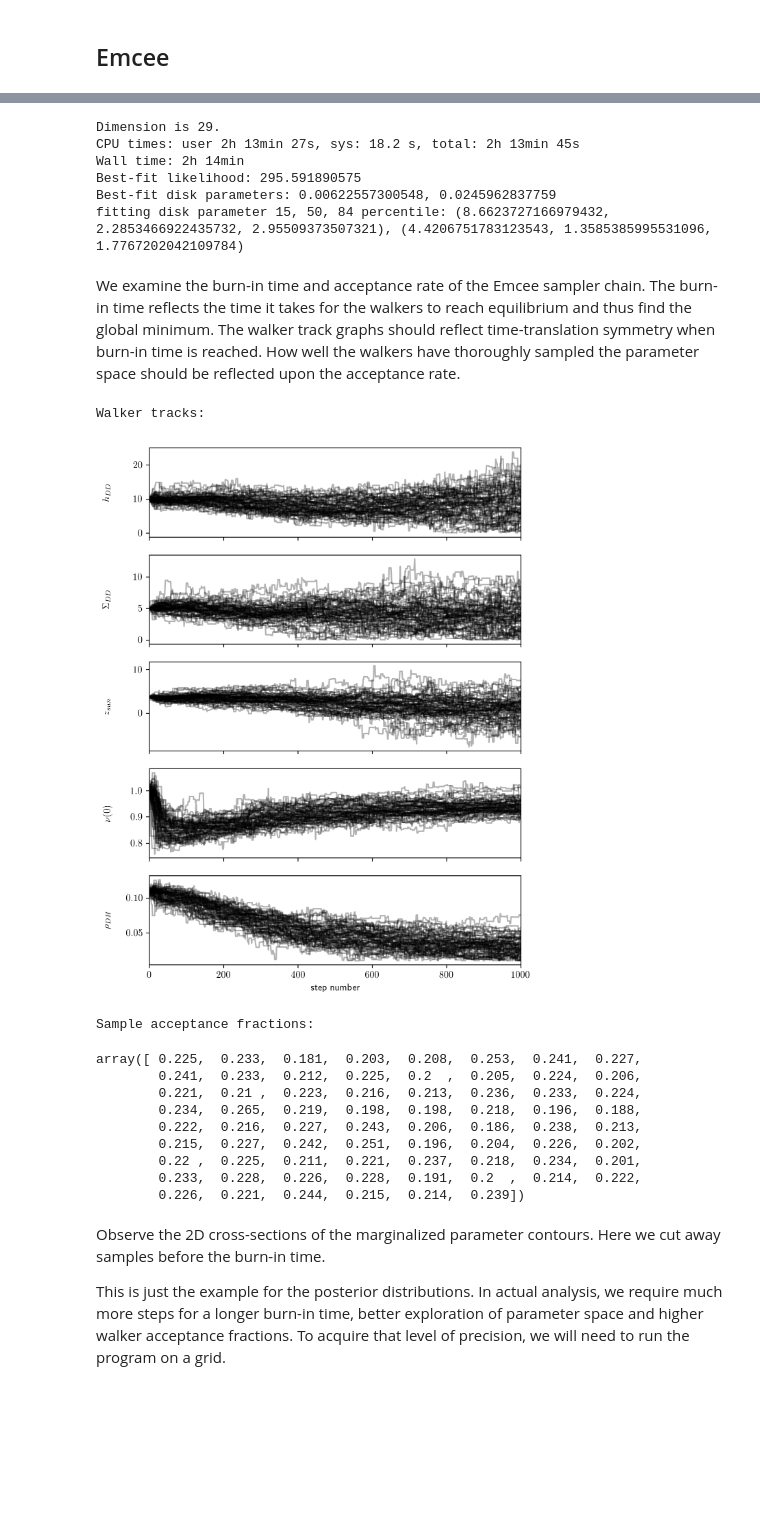
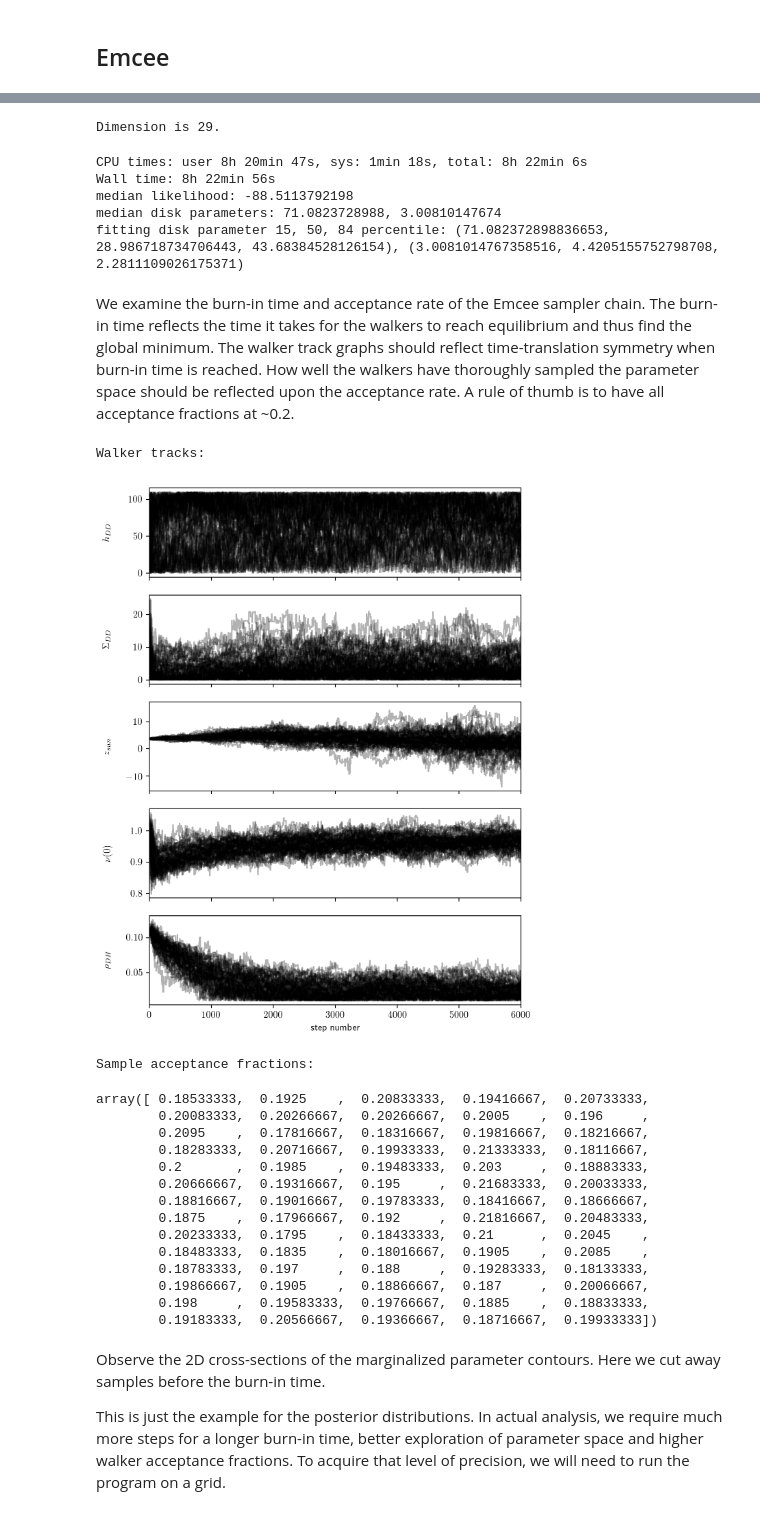
Before and after one commit to bbsonjohn/darkdisk, a Jupyter notebook: emcee_gaia.ipynb, the cells around one changed output, grey strips where cells are left out. Cells and saved outputs as stored; diff of their text form; code cells hidden in the pictures; blank space fills up the shorter version.

```diff
--- a/emcee_gaia.ipynb
+++ b/emcee_gaia.ipynb
@@ -346,9 +351,9 @@ In *EnsembleSampler*, we set up *nwalkers*, the number of walkers that will samp
 # %%
 delta = 1e-2
 nwalkers = 70
-nsteps = 1000
+nsteps = 6000
 
-h_DD_init = 10.; sig_DD_init = 5.
+h_DD_init = 1.; sig_DD_init = 1.
 
 param_long = h_DD_init, sig_DD_init, dens_norm, sunZ, rhoDHalo, sigmaH2, sigmaHI1, sigmaHI2, sigmaWGas, sigmaGiants,\
    sigmaMV2p5, sigma3MV4, sigma4MV5, sigma5MV8, sigmaMV8, sigmaWDwarfs, sigmaBDwarfs, rhoH2, rhoHI1, rhoHI2,\
@@ -360,7 +365,14 @@ initial_guess = param_long
 ndim = len(initial_guess)
 print("Dimension is " + str(ndim) + ".")
 
-pos = [initial_guess + delta*np.random.randn(ndim)*param_long for i in range(nwalkers)]
+def gen_delta_ball():
+   # h_DD and Sigma_DD need a large initial random ball due to the nature of the parameters
+   delta_h_DD = 80.*np.random.rand() # walkers are constrained to walk at h_DD < 110 due to the log-likelihood function
+   delta_sig_DD = 18.*np.random.rand()
+   delta_ball = initial_guess + np.hstack(([delta_h_DD, delta_sig_DD],delta*np.random.randn(ndim-2)))*param_long
+   return delta_ball
+
+pos = [gen_delta_ball() for i in range(nwalkers)]
 logic = True, False, False
 
 sampler = mc.EnsembleSampler(nwalkers, ndim, lh.loglikelihood_emcee, \
@@ -370,7 +382,9 @@ sampler = mc.EnsembleSampler(nwalkers, ndim, lh.loglikelihood_emcee, \
 result = sampler.chain[:, 10:, :].reshape((-1, ndim))
 
 result_exp = result
-model_return = map(lambda v: (v[0]), zip(*np.percentile(result_exp, [0], axis=0)))
+show_percentile = 50
+
+model_return = map(lambda v: (v[0]), zip(*np.percentile(result_exp, [show_percentile], axis=0)))
 model_error = map(lambda v: (v[1], v[2]-v[1], v[1]-v[0]), zip(*np.percentile(result_exp, [16, 50, 84], axis=0)))
 
 logic = True, False, False
@@ -380,64 +394,69 @@ short_param = model_return[2:]
 
 llh_rett = lh.loglikelihood_trueW(short_param, h_DD_ret, sig_DD_ret, zdata, wdata, sunW, logic, mean_param, err_param, mean_lin_param, width_lin_param, star_Cat, w_file)
 
-print("Best-fit likelihood: " + str(llh_rett) )
-print("Best-fit disk parameters: " + str(h_DD_ret) + ", " + str(sig_DD_ret))
+print("median likelihood: " + str(llh_rett) )
+print("median disk parameters: " + str(h_DD_ret) + ", " + str(sig_DD_ret))
 print("fitting disk parameter 15, 50, 84 percentile: " + str(model_error[0]) + ", " + str(model_error[1]))
 
 #print("Best fit model parameters: " + str(model_return))
 #print("Parameter uncertainties: " + str(model_error))
 # %% [output]
 Dimension is 29.
-CPU times: user 2h 13min 27s, sys: 18.2 s, total: 2h 13min 45s
-Wall time: 2h 14min
-Best-fit likelihood: 295.591890575
-Best-fit disk parameters: 0.00622557300548, 0.0245962837759
-fitting disk parameter 15, 50, 84 percentile: (8.6623727166979432, 2.2853466922435732, 2.95509373507321), (4.4206751783123543, 1.3585385995531096, 1.7767202042109784)
+CPU times: user 8h 20min 47s, sys: 1min 18s, total: 8h 22min 6s
+Wall time: 8h 22min 56s
+median likelihood: -88.5113792198
+median disk parameters: 71.0823728988, 3.00810147674
+fitting disk parameter 15, 50, 84 percentile: (71.082372898836653, 28.986718734706443, 43.68384528126154), (3.0081014767358516, 4.4205155752798708, 2.2811109026175371)
 # %% [markdown]
-We examine the burn-in time and acceptance rate of the Emcee sampler chain. The burn-in time reflects the time it takes for the walkers to reach equilibrium and thus find the global minimum. The walker track graphs should reflect time-translation symmetry when burn-in time is reached. How well the walkers have thoroughly sampled the parameter space should be reflected upon the acceptance rate.
+We examine the burn-in time and acceptance rate of the Emcee sampler chain. The burn-in time reflects the time it takes for the walkers to reach equilibrium and thus find the global minimum. The walker track graphs should reflect time-translation symmetry when burn-in time is reached. How well the walkers have thoroughly sampled the parameter space should be reflected upon the acceptance rate. A rule of thumb is to have all acceptance fractions at ~0.2.
 # %%
 indx_h_DD = 0
 indx_Sgm_DD = 1
 indx_dens_norm = 2
 indx_sunZ = 3
 indx_rhoDHalo = 4
 indx_sigmaH2 = 5
 indx_rhoH2 = 17
 
-nPlot = 5
-
 print("Walker tracks:")
+labels = ["$h_{DD}$","$\Sigma_{DD}$","$z_{sun}$", "$\\nu(0)$", "$\\rho_{DH}$"]
+label_ind= [indx_h_DD, indx_Sgm_DD, indx_sunZ, indx_dens_norm, indx_rhoDHalo]  #indices of the parameters in the result_pow array; for complete list see log_likhood function.
+nPlot = len(label_ind)
 fig, axes = plt.subplots(nPlot, figsize=(7, 10), sharex=True)
 samples = sampler.chain
-labels = ["$h_{DD}$","$\Sigma_{DD}$","$z_{sun}$", "$\\nu(0)$", "$\\rho_{DH}$"]
-label_ind= [indx_h_DD, indx_Sgm_DD, indx_sunZ, indx_dens_norm, indx_rhoDHalo]  #indices of the parameters in the result_pow array; for complete list see log_likhood function.
-for i in xrange(len(label_ind)):
+
+for i in xrange(nPlot):
     ax = axes[i]
     chain= [samples[j, 0:nsteps, label_ind[i]] for j in xrange(len(samples))]
     for j in xrange(len(samples)):
         ax.plot(chain[j], "k", alpha=0.3)
     ax.set_xlim(0, nsteps)
     ax.set_ylabel(labels[i])
     ax.yaxis.set_label_coords(-0.1, 0.5)
 
 axes[-1].set_xlabel("step number");
 plt.show()
 
 print("Sample acceptance fractions:")
 sampler.acceptance_fraction
 # %% [output]
 Walker tracks:
-[figure, old version]
+[figure, new version]
 Sample acceptance fractions:
-array([ 0.225,  0.233,  0.181,  0.203,  0.208,  0.253,  0.241,  0.227,
-        0.241,  0.233,  0.212,  0.225,  0.2  ,  0.205,  0.224,  0.206,
-        0.221,  0.21 ,  0.223,  0.216,  0.213,  0.236,  0.233,  0.224,
-        0.234,  0.265,  0.219,  0.198,  0.198,  0.218,  0.196,  0.188,
-        0.222,  0.216,  0.227,  0.243,  0.206,  0.186,  0.238,  0.213,
-        0.215,  0.227,  0.242,  0.251,  0.196,  0.204,  0.226,  0.202,
-        0.22 ,  0.225,  0.211,  0.221,  0.237,  0.218,  0.234,  0.201,
-        0.233,  0.228,  0.226,  0.228,  0.191,  0.2  ,  0.214,  0.222,
-        0.226,  0.221,  0.244,  0.215,  0.214,  0.239])
+array([ 0.18533333,  0.1925    ,  0.20833333,  0.19416667,  0.20733333,
+        0.20083333,  0.20266667,  0.20266667,  0.2005    ,  0.196     ,
+        0.2095    ,  0.17816667,  0.18316667,  0.19816667,  0.18216667,
+        0.18283333,  0.20716667,  0.19933333,  0.21333333,  0.18116667,
+        0.2       ,  0.1985    ,  0.19483333,  0.203     ,  0.18883333,
+        0.20666667,  0.19316667,  0.195     ,  0.21683333,  0.20033333,
+        0.18816667,  0.19016667,  0.19783333,  0.18416667,  0.18666667,
+        0.1875    ,  0.17966667,  0.192     ,  0.21816667,  0.20483333,
+        0.20233333,  0.1795    ,  0.18433333,  0.21      ,  0.2045    ,
+        0.18483333,  0.1835    ,  0.18016667,  0.1905    ,  0.2085    ,
+        0.18783333,  0.197     ,  0.188     ,  0.19283333,  0.18133333,
+        0.19866667,  0.1905    ,  0.18866667,  0.187     ,  0.20066667,
+        0.198     ,  0.19583333,  0.19766667,  0.1885    ,  0.18833333,
+        0.19183333,  0.20566667,  0.19366667,  0.18716667,  0.19933333])
 # %% [markdown]
 Observe the 2D cross-sections of the marginalized parameter contours. Here we cut away samples before the burn-in time.
 
```
Also changed, not shown: parts of 5 cells of this notebook.
